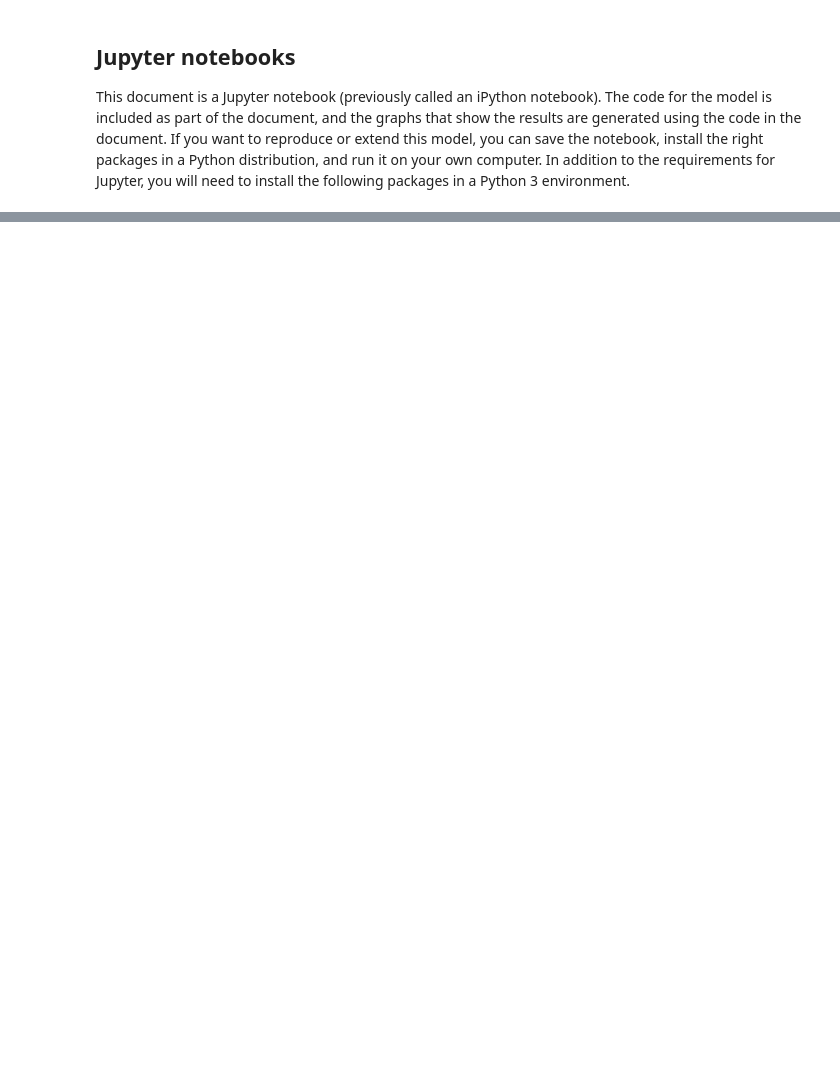
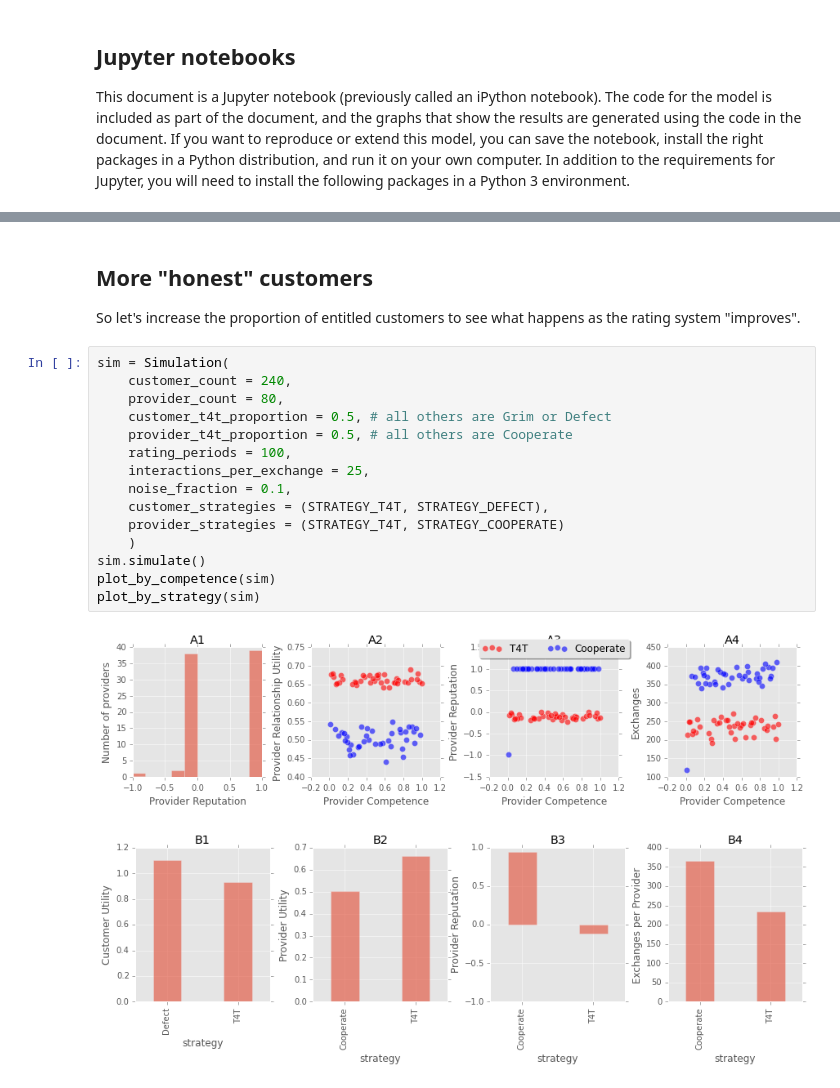
Before and after one commit to tomslee/provider-reputation, a Jupyter notebook: provider-reputation.ipynb, the cells around one changed output, grey strips where cells are left out. Saved outputs shown, nothing was run; the diff lists cells and outputs as text; blank space fills up the shorter version.

```diff
--- a/provider-reputation.ipynb
+++ b/provider-reputation.ipynb
@@ -447,0 +513,22 @@ plot_results_by_competence(sim)
+# %% [markdown]
+## More "honest" customers
+
+So let's increase the proportion of entitled customers to see what happens as the rating system "improves".
+# %%
+sim = Simulation(
+    customer_count = 240,
+    provider_count = 80,
+    customer_t4t_proportion = 0.5, # all others are Grim or Defect
+    provider_t4t_proportion = 0.5, # all others are Cooperate
+    rating_periods = 100,
+    interactions_per_exchange = 25,
+    noise_fraction = 0.1,
+    customer_strategies = (STRATEGY_T4T, STRATEGY_DEFECT),
+    provider_strategies = (STRATEGY_T4T, STRATEGY_COOPERATE)
+    )
+sim.simulate()
+plot_by_competence(sim)
+plot_by_strategy(sim)
+# %% [output]
+[figure, added]
+[figure, added]
```
Also changed, not shown: parts of 50 cells of this notebook.
